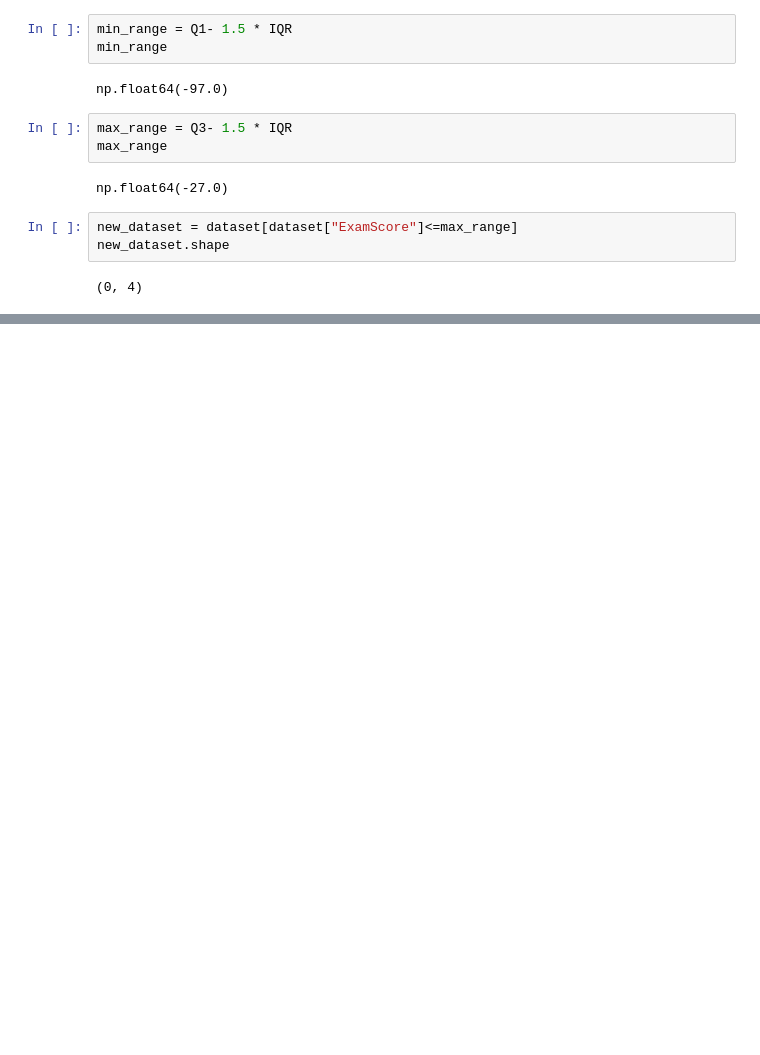
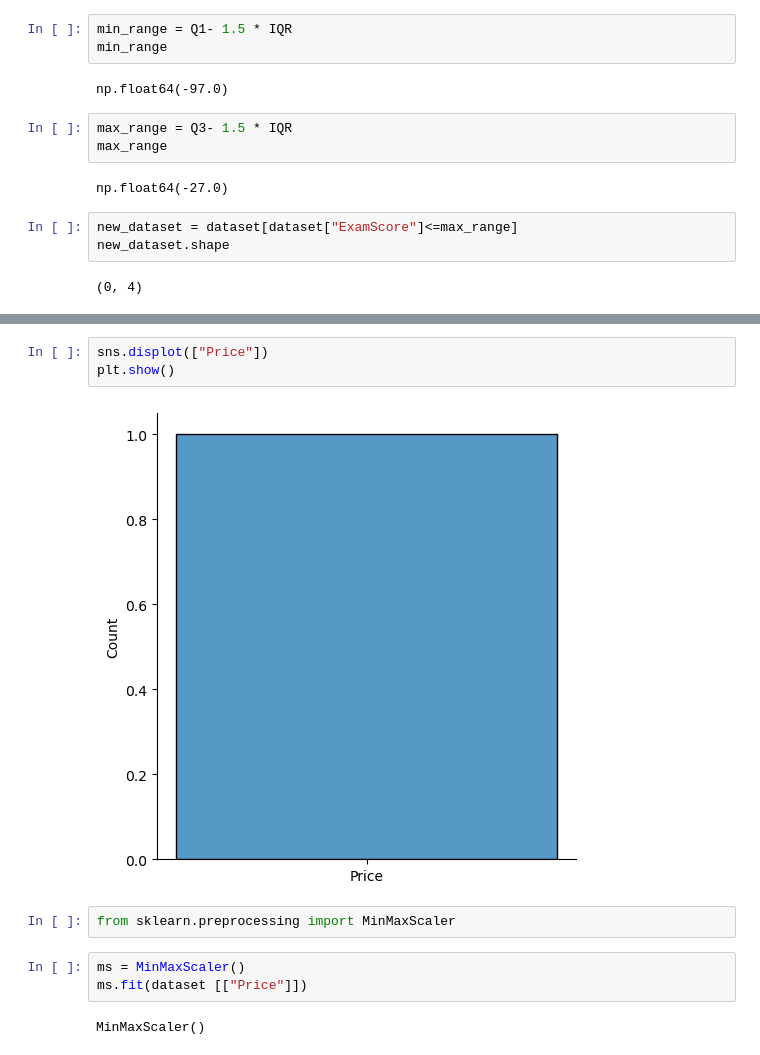
Before and after one commit to parshant44/python-learning, a Jupyter notebook: Machine Learning.ipynb, the cells around one changed output, grey strips where cells are left out. Cells and saved outputs as stored; diff of their text form; blank space fills up the shorter version.

```diff
--- a/Machine Learning.ipynb
+++ b/Machine Learning.ipynb
@@ -251,0 +362,12 @@ new_dataset.shape
+# %%
+sns.displot(["Price"])
+plt.show()
+# %% [output]
+[figure, added]
+# %%
+from sklearn.preprocessing import MinMaxScaler
+# %%
+ms = MinMaxScaler()
+ms.fit(dataset [["Price"]])
+# %% [output]
+MinMaxScaler()
```
Also changed, not shown: parts of 71 cells of this notebook, 8 other files.
